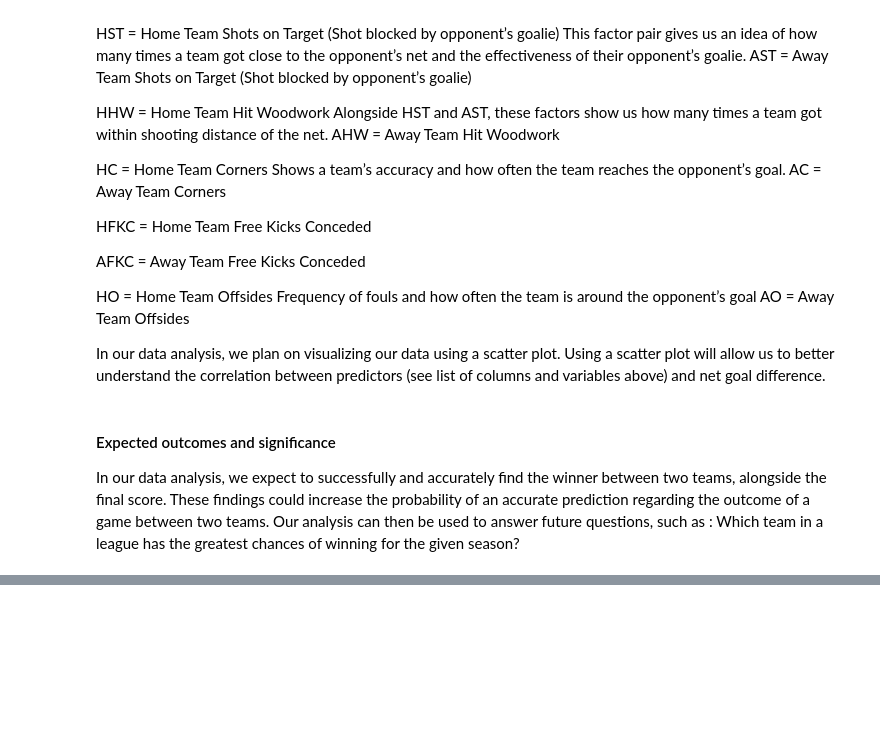
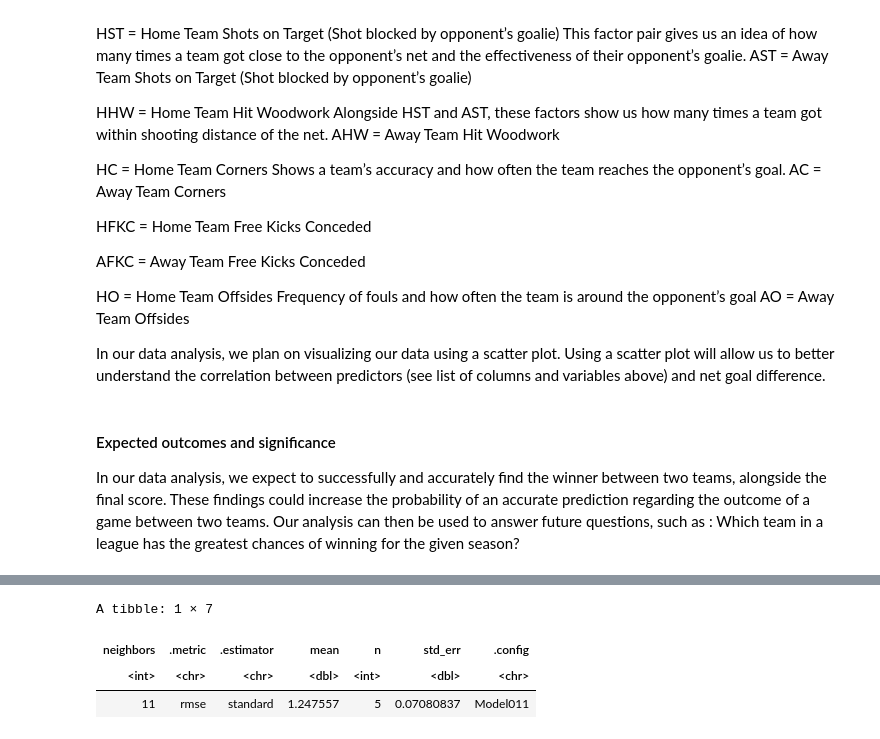
Before and after one commit to armanmoztar/DSCI100-group-project-report, a Jupyter notebook: Group_Project.ipynb, the cells around one changed output, grey strips where cells are left out. Cells and saved outputs as stored; diff of their text form; code cells hidden in the pictures; blank space fills up the shorter version.

```diff
--- a/Group_Project.ipynb
+++ b/Group_Project.ipynb
@@ -225,0 +261,12 @@ the given season?
+# %%
+match_min <- match_results %>%
+   filter(.metric == "rmse") %>%
+   arrange(mean) %>%
+   slice(1)
+
+match_min
+# %% [output]
+A tibble: 1 × 7
+| neighbors | .metric | .estimator | mean | n | std_err | .config |
+| <int> | <chr> | <chr> | <dbl> | <int> | <dbl> | <chr> |
+| 11 | rmse | standard | 1.247557 | 5 | 0.07080837 | Model011 |
```
Also changed, not shown: parts of 6 cells of this notebook.
